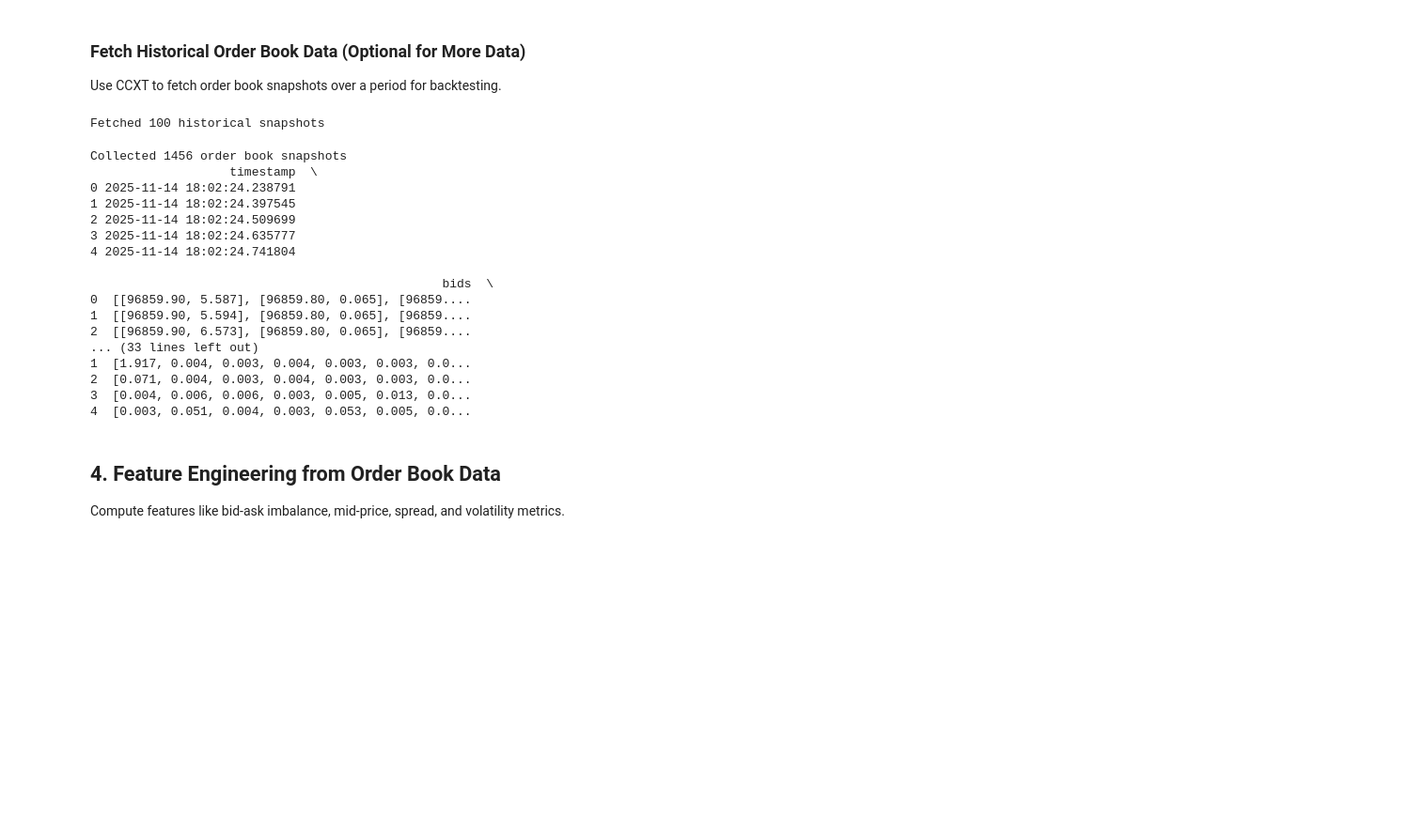
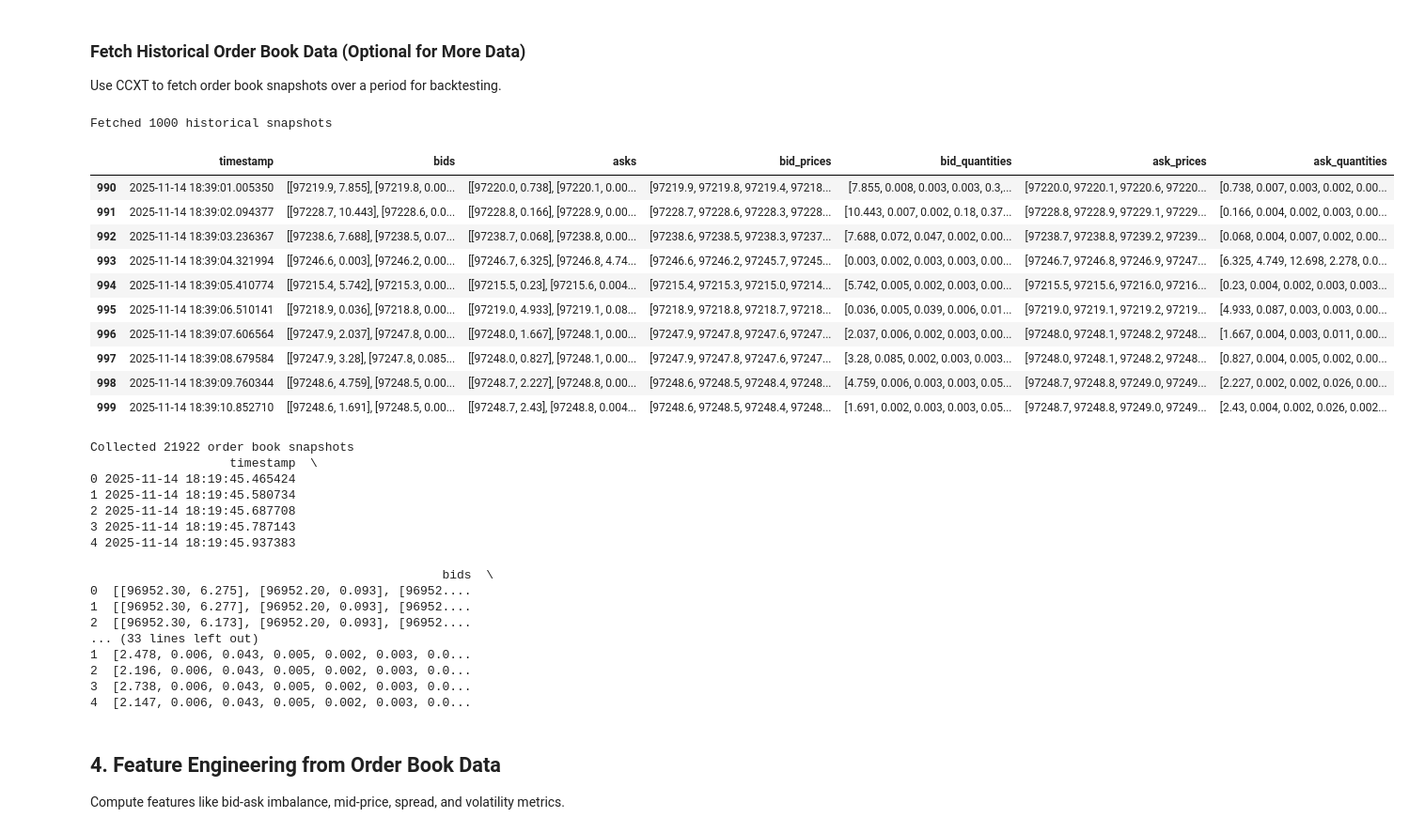
Before and after one commit to FranklineMisango/Algorithmic_Trading_and_HFT_Research, a Jupyter notebook: Futures_Prediction_Arbitrage_ML/ml_orderbook_prediction.ipynb, the cells around one changed output. Shown at 94% size. Saved outputs shown, nothing was run; the diff lists cells and outputs as text; code cells hidden in the pictures; blank space fills up the shorter version.

```diff
--- a/Futures_Prediction_Arbitrage_ML/ml_orderbook_prediction.ipynb
+++ b/Futures_Prediction_Arbitrage_ML/ml_orderbook_prediction.ipynb
@@ -100,7 +99,7 @@ exchange = ccxt.binance({
 })
 
 historical_data = []
-num_snapshots = 100  # Number of snapshots to fetch
+num_snapshots = 1000  # Number of snapshots to fetch
 
 for i in range(num_snapshots):
     try:
@@ -123,14 +122,30 @@ if not df_hist.empty:
     print(f"Fetched {len(df_hist)} historical snapshots")
 else:
     print("No historical data fetched")
-
-# Optionally, combine with real-time data
-# df = pd.concat([df, df_hist], ignore_index=True)
 # %% [output]
-Fetched 100 historical snapshots
+Fetched 1000 historical snapshots
+# %%
+df_hist.tail(10)
+# %% [output]
+|  | timestamp | bids | asks | bid_prices | bid_quantities | ask_prices | ask_quantities |
+| 990 | 2025-11-14 18:39:01.005350 | [[97219.9, 7.855], [97219.8, 0.00... | [[97220.0, 0.738], [97220.1, 0.00... | [97219.9, 97219.8, 97219.4, 97218... | [7.855, 0.008, 0.003, 0.003, 0.3,... | [97220.0, 97220.1, 97220.6, 97220... | [0.738, 0.007, 0.003, 0.002, 0.00... |
+| 991 | 2025-11-14 18:39:02.094377 | [[97228.7, 10.443], [97228.6, 0.0... | [[97228.8, 0.166], [97228.9, 0.00... | [97228.7, 97228.6, 97228.3, 97228... | [10.443, 0.007, 0.002, 0.18, 0.37... | [97228.8, 97228.9, 97229.1, 97229... | [0.166, 0.004, 0.002, 0.003, 0.00... |
+| 992 | 2025-11-14 18:39:03.236367 | [[97238.6, 7.688], [97238.5, 0.07... | [[97238.7, 0.068], [97238.8, 0.00... | [97238.6, 97238.5, 97238.3, 97237... | [7.688, 0.072, 0.047, 0.002, 0.00... | [97238.7, 97238.8, 97239.2, 97239... | [0.068, 0.004, 0.007, 0.002, 0.00... |
+| 993 | 2025-11-14 18:39:04.321994 | [[97246.6, 0.003], [97246.2, 0.00... | [[97246.7, 6.325], [97246.8, 4.74... | [97246.6, 97246.2, 97245.7, 97245... | [0.003, 0.002, 0.003, 0.003, 0.00... | [97246.7, 97246.8, 97246.9, 97247... | [6.325, 4.749, 12.698, 2.278, 0.0... |
+| 994 | 2025-11-14 18:39:05.410774 | [[97215.4, 5.742], [97215.3, 0.00... | [[97215.5, 0.23], [97215.6, 0.004... | [97215.4, 97215.3, 97215.0, 97214... | [5.742, 0.005, 0.002, 0.003, 0.00... | [97215.5, 97215.6, 97216.0, 97216... | [0.23, 0.004, 0.002, 0.003, 0.003... |
+| 995 | 2025-11-14 18:39:06.510141 | [[97218.9, 0.036], [97218.8, 0.00... | [[97219.0, 4.933], [97219.1, 0.08... | [97218.9, 97218.8, 97218.7, 97218... | [0.036, 0.005, 0.039, 0.006, 0.01... | [97219.0, 97219.1, 97219.2, 97219... | [4.933, 0.087, 0.003, 0.003, 0.00... |
+| 996 | 2025-11-14 18:39:07.606564 | [[97247.9, 2.037], [97247.8, 0.00... | [[97248.0, 1.667], [97248.1, 0.00... | [97247.9, 97247.8, 97247.6, 97247... | [2.037, 0.006, 0.002, 0.003, 0.00... | [97248.0, 97248.1, 97248.2, 97248... | [1.667, 0.004, 0.003, 0.011, 0.00... |
+| 997 | 2025-11-14 18:39:08.679584 | [[97247.9, 3.28], [97247.8, 0.085... | [[97248.0, 0.827], [97248.1, 0.00... | [97247.9, 97247.8, 97247.6, 97247... | [3.28, 0.085, 0.002, 0.003, 0.003... | [97248.0, 97248.1, 97248.2, 97248... | [0.827, 0.004, 0.005, 0.002, 0.00... |
+| 998 | 2025-11-14 18:39:09.760344 | [[97248.6, 4.759], [97248.5, 0.00... | [[97248.7, 2.227], [97248.8, 0.00... | [97248.6, 97248.5, 97248.4, 97248... | [4.759, 0.006, 0.003, 0.003, 0.05... | [97248.7, 97248.8, 97249.0, 97249... | [2.227, 0.002, 0.002, 0.026, 0.00... |
+| 999 | 2025-11-14 18:39:10.852710 | [[97248.6, 1.691], [97248.5, 0.00... | [[97248.7, 2.43], [97248.8, 0.004... | [97248.6, 97248.5, 97248.4, 97248... | [1.691, 0.002, 0.003, 0.003, 0.05... | [97248.7, 97248.8, 97249.0, 97249... | [2.43, 0.004, 0.002, 0.026, 0.002... |
 # %%
-# Collect data for a longer period to get more samples
-time.sleep(60)  # Wait for 1 minute of data
+# Collect data for a longer period to get more samples (e.g., 1 hour for recent data)
+collection_time = 3600  # 1 hour in seconds
+start_time = time.time()
+
+print(f"Starting data collection for {collection_time} seconds...")
+while time.time() - start_time < collection_time:
+    time.sleep(0.1)  # Small sleep to avoid busy loop
 
 with data_lock:
     df = pd.DataFrame(order_book_data)
@@ -144,26 +159,29 @@ def parse_levels(levels):
 df['bid_prices'], df['bid_quantities'] = zip(*df['bids'].apply(parse_levels))
 df['ask_prices'], df['ask_quantities'] = zip(*df['asks'].apply(parse_levels))
 
-print(f"Collected {len(df)} order book snapshots")
-print(df.head())
+print(f"Collected {len(df)} order book snapshots over {collection_time} seconds")
+
+# Save raw data for reproducibility
+df.to_csv('raw_order_book_data_recent.csv', index=False)
+print("Raw data saved to 'raw_order_book_data_recent.csv'")
 # %% [output]
-Collected 1456 order book snapshots
+Collected 21922 order book snapshots
                    timestamp  \
-0 2025-11-14 18:02:24.238791
-1 2025-11-14 18:02:24.397545
-2 2025-11-14 18:02:24.509699
-3 2025-11-14 18:02:24.635777
-4 2025-11-14 18:02:24.741804
+0 2025-11-14 18:19:45.465424
+1 2025-11-14 18:19:45.580734
+2 2025-11-14 18:19:45.687708
+3 2025-11-14 18:19:45.787143
+4 2025-11-14 18:19:45.937383
 
                                                 bids  \
-0  [[96859.90, 5.587], [96859.80, 0.065], [96859....
-1  [[96859.90, 5.594], [96859.80, 0.065], [96859....
-2  [[96859.90, 6.573], [96859.80, 0.065], [96859....
+0  [[96952.30, 6.275], [96952.20, 0.093], [96952....
+1  [[96952.30, 6.277], [96952.20, 0.093], [96952....
+2  [[96952.30, 6.173], [96952.20, 0.093], [96952....
 ... (33 lines left out)
-1  [1.917, 0.004, 0.003, 0.004, 0.003, 0.003, 0.0...
-2  [0.071, 0.004, 0.003, 0.004, 0.003, 0.003, 0.0...
-3  [0.004, 0.006, 0.006, 0.003, 0.005, 0.013, 0.0...
-4  [0.003, 0.051, 0.004, 0.003, 0.053, 0.005, 0.0...
+1  [2.478, 0.006, 0.043, 0.005, 0.002, 0.003, 0.0...
+2  [2.196, 0.006, 0.043, 0.005, 0.002, 0.003, 0.0...
+3  [2.738, 0.006, 0.043, 0.005, 0.002, 0.003, 0.0...
+4  [2.147, 0.006, 0.043, 0.005, 0.002, 0.003, 0.0...
 # %% [markdown]
 ## 4. Feature Engineering from Order Book Data
 
```
Also changed, not shown: parts of 23 cells of this notebook, 2 other files.
